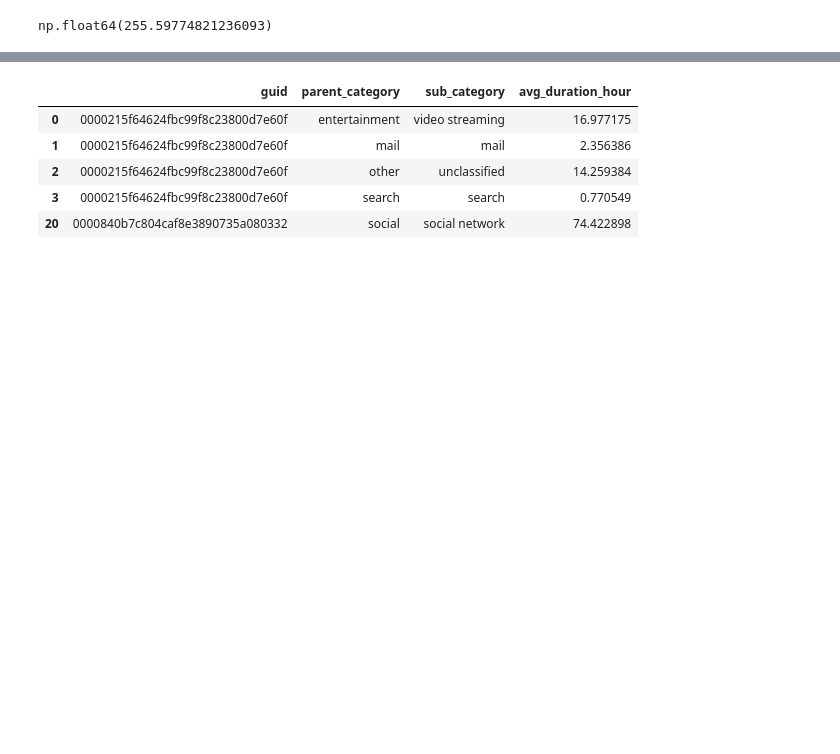
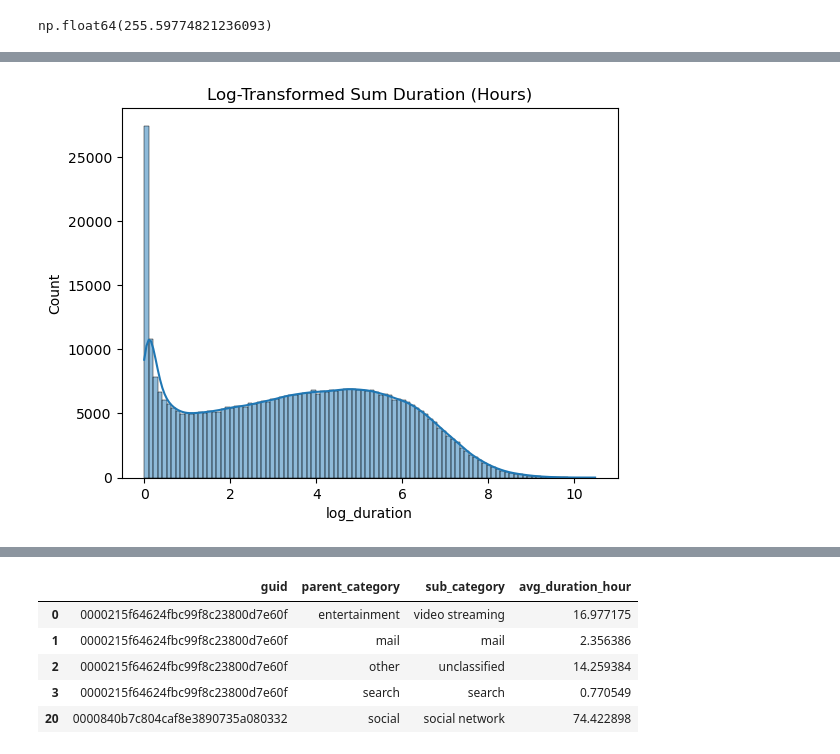
Before and after one commit to couchsnail/energy_explore, a Jupyter notebook: browser_eda/browser_eda.ipynb, the cells around one changed output, grey strips where cells are left out. Saved outputs shown, nothing was run; the diff lists cells and outputs as text; code cells hidden in the pictures; blank space fills up the shorter version.

```diff
--- a/browser_eda/browser_eda.ipynb
+++ b/browser_eda/browser_eda.ipynb
@@ -369,0 +411,7 @@ np.float64(255.59774821236093)
+# %%
+merged_sum['log_duration'] = np.log1p(merged_sum['avg_duration_hour'])
+sns.histplot(merged_sum['log_duration'], bins=100, kde=True)
+plt.title("Log-Transformed Sum Duration (Hours)")
+plt.show()
+# %% [output]
+[figure, added]
```
Also changed, not shown: parts of 70 cells of this notebook.
